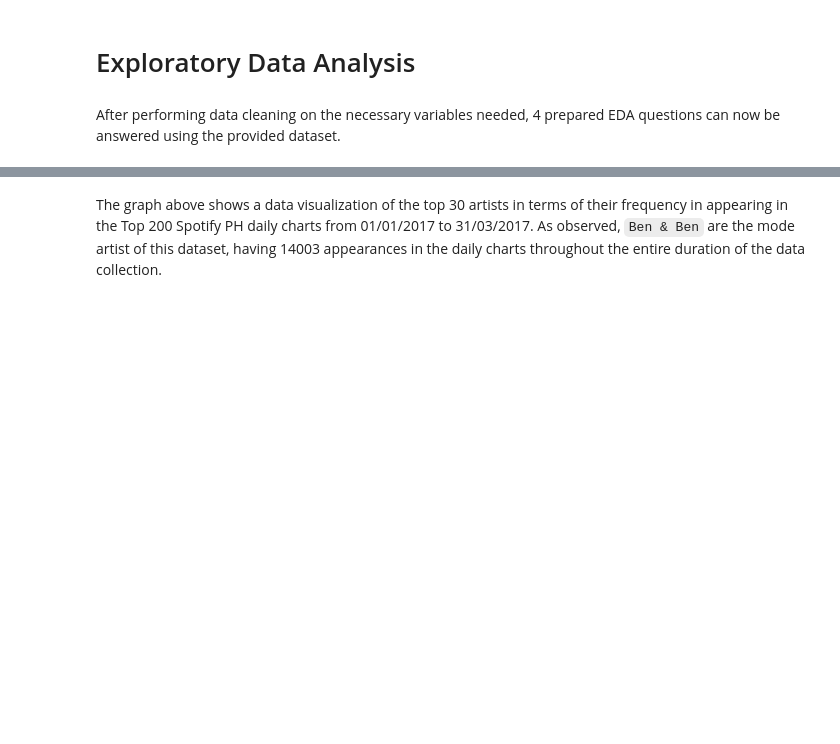
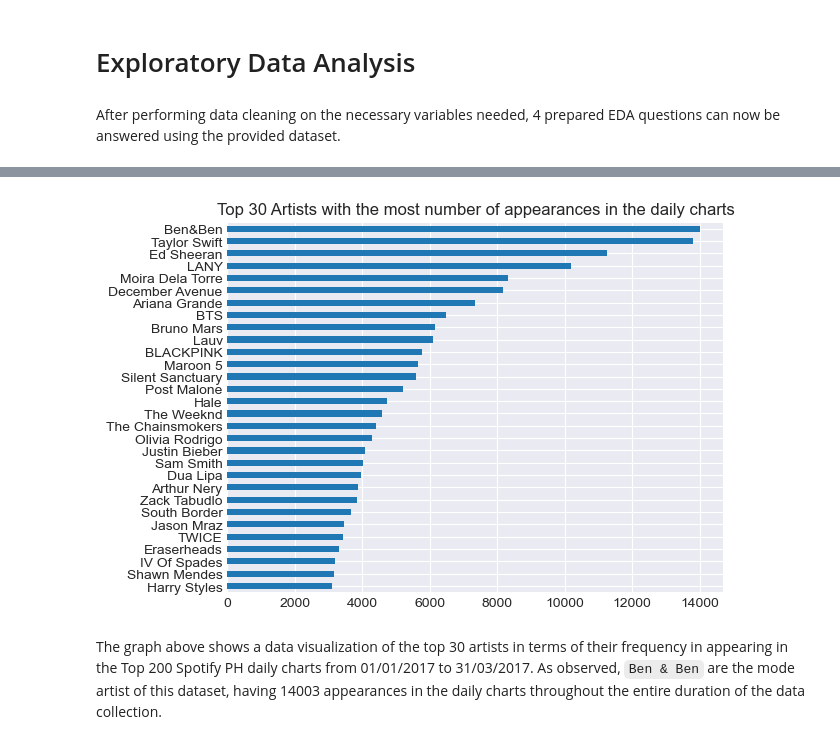
Before and after one commit to ADichoso/CSMODEL-Project-XX22-G1, a Jupyter notebook: SpotifyDataset.ipynb, the cells around one changed output, grey strips where cells are left out. Saved outputs shown, nothing was run; the diff lists cells and outputs as text; code cells hidden in the pictures; blank space fills up the shorter version.

```diff
--- a/SpotifyDataset.ipynb
+++ b/SpotifyDataset.ipynb
@@ -560,0 +560,3 @@ To solve this question, we can use `ph_`
+# %%
+artist_count = charts_df['artist'].value_counts().head(30)
+artist_count
@@ -561,3 +581,7 @@ To solve this question, we can use `ph_`
+# %%
+artist_count.plot.barh(title="Top 30 Artists with the most number of appearances in the daily charts").invert_yaxis()
+# %% [output]
+[figure, added]
 # %% [markdown]
 The graph above shows a data visualization of the top 30 artists in terms of their frequency in appearing in the Top 200 Spotify PH daily charts from 01/01/2017 to 31/03/2017. As observed, `Ben & Ben` are the mode artist of this dataset, having 14003 appearances in the daily charts throughout the entire duration of the data collection.
 # %%
```
Also changed, not shown: parts of 33 cells of this notebook.
